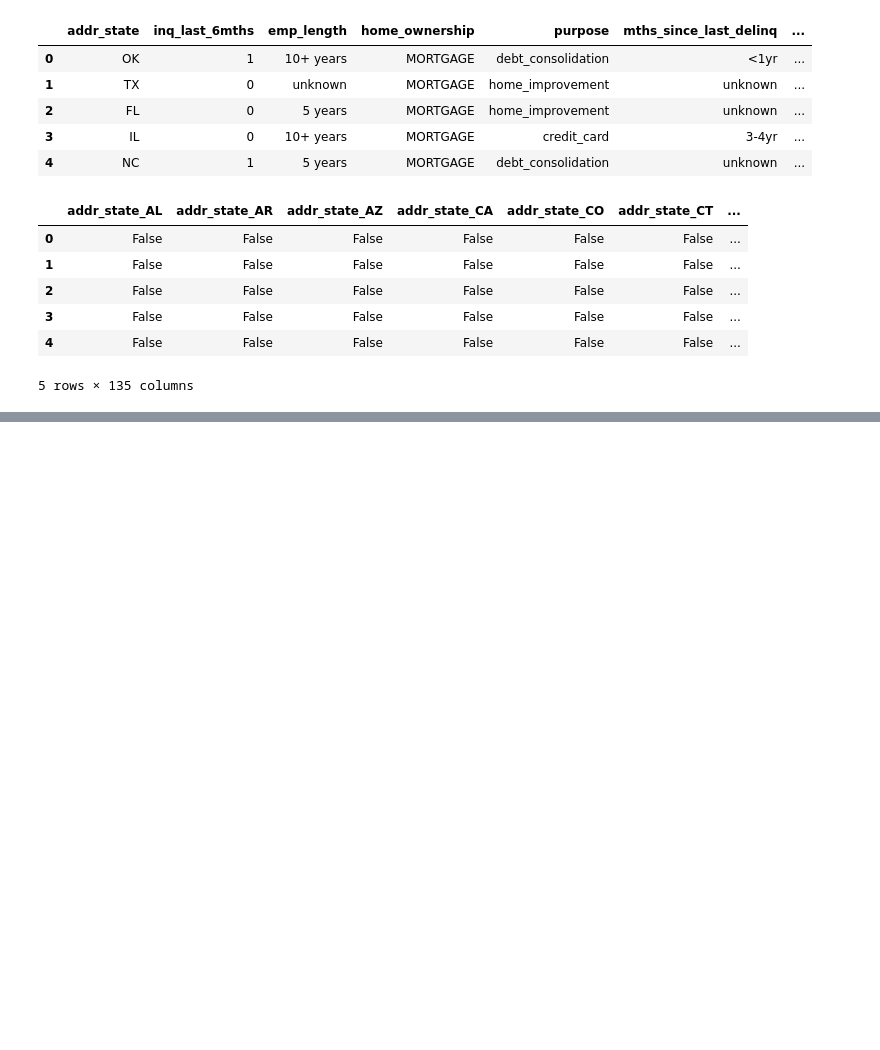
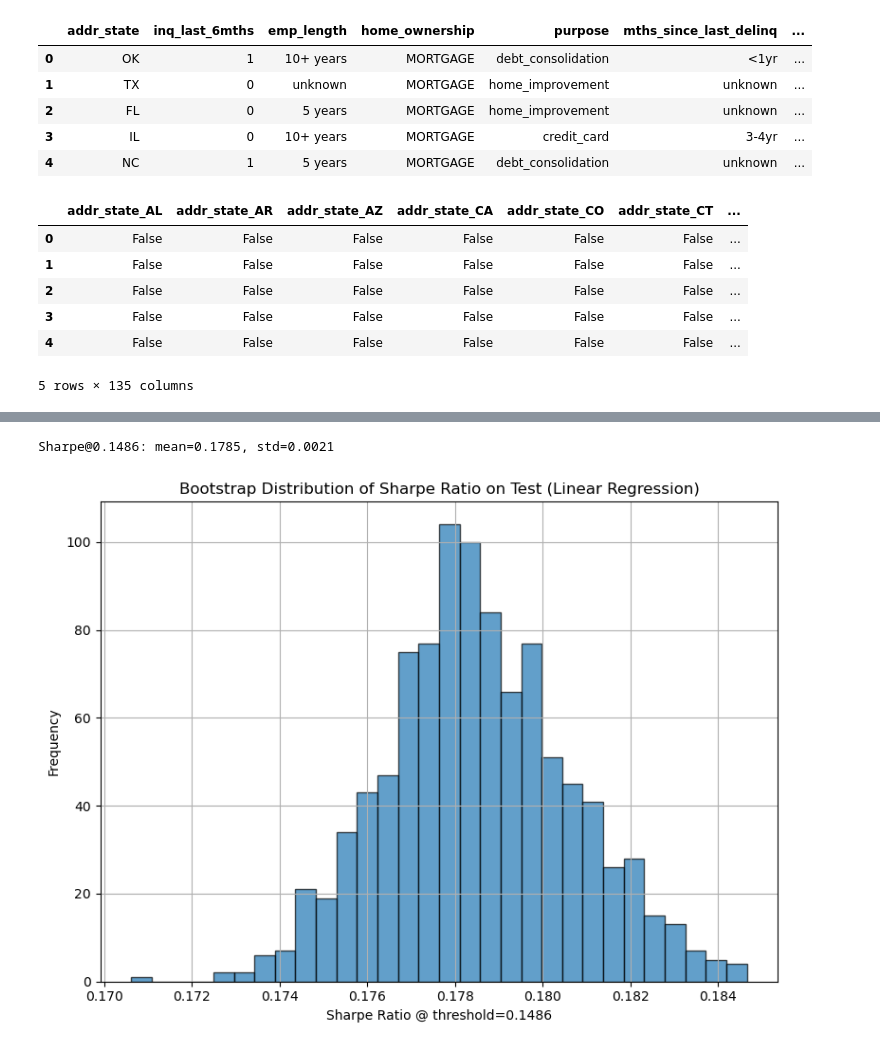
Before and after one commit to dlehdk58/lending-club-irr-prediction, a Jupyter notebook: model1/catboost.ipynb, the cells around one changed output, grey strips where cells are left out. Drawn from its saved outputs; the diff is of its cells as text; code cells hidden in the pictures; blank space fills up the shorter version.

```diff
--- a/model1/catboost.ipynb
+++ b/model1/catboost.ipynb
@@ -171,0 +239,67 @@ Sharpe ratio가 극대화되는 threshold: 0.3169
+# %%
+test_df = pd.read_csv('../data/IRR_preprocess_all_test_v3.csv')
+test_df['int_rate'] = test_df['int_rate'].str.rstrip("%").str.strip().astype(float)
+
+# 모델에 넣는 변수들 이외 필요한 변수들 확인
+df_else_test = test_df.drop(selected_cols_v1, axis=1)
+df_else_test = df_else_test.drop(cat_columns_v1, axis=1)
+df_else_test.head()
+
+df_sel_test = test_df[selected_cols_v1 + ['treasury']]
+df_cat_test = test_df[cat_columns_v1]
+
+# 범주형 변수들 -> 원핫인코딩
+# columns=cat_columns_v1 (리스트 그대로 전달)
+df_cat_test = pd.get_dummies(df_cat_test, columns = cat_columns_v1, drop_first=True)
+
+# 연속형 변수와 원핫인코딩 합치기
+df_model_test = pd.concat([df_sel_test, df_cat_test], axis=1)
+X_test = df_model_test
+X_test.columns = [col if 'inq_last_6mths' not in col else col.rstrip(".0") for col in X_test.columns ]
+# %%
+import numpy as np
+import matplotlib.pyplot as plt
+from tqdm import tqdm
+
+# 3) 예측 1회 & 정규화
+preds_full = pipe.predict_proba(X_test)[:, 1]  # <-- 핵심 수정
+
+irr_full = df_else_test['irr'].to_numpy()
+rf_full  = df_else_test['treasury'].to_numpy()
+# (옵션) default_flag = (df_else_test['loan_status'].to_numpy() == 1)
+
+# 4) 임계값 고정 후, 테스트 인덱스 부트스트랩만 1000회
+N_BOOTSTRAP = 1000
+TH = 0.1486
+sharpe_dist = []
+n = len(preds_full)
+
+for _ in tqdm(range(N_BOOTSTRAP), desc="Bootstrap indices"):
+    idx = np.random.randint(0, n, size=n)  # with replacement
+
+    decisions = (preds_full[idx] > TH).astype(int)  # 1=거절, 0=대출
+    irr = irr_full[idx]
+    rf  = rf_full[idx]
+
+    returns = np.where(decisions == 1, rf, irr)
+    # (옵션) 대출+부도 0 처리:
+    # returns = np.where((decisions==0) & default_flag[idx], 0.0, returns)
+
+    excess = returns - rf
+    mu, sigma = excess.mean(), excess.std(ddof=0)
+    sharpe = mu / sigma if sigma > 0 else -np.inf
+    sharpe_dist.append(sharpe)
+
+print(f"Sharpe@{TH}: mean={np.mean(sharpe_dist):.4f}, std={np.std(sharpe_dist):.4f}")
+
+plt.figure(figsize=(8,6))
+plt.hist(sharpe_dist, bins=30, edgecolor='k', alpha=0.7)
+plt.xlabel(f"Sharpe Ratio @ threshold={TH}")
+plt.ylabel("Frequency")
+plt.title("Bootstrap Distribution of Sharpe Ratio on Test (Linear Regression)")
+plt.grid(True)
+plt.tight_layout()
+plt.show()
+# %% [output]
+Sharpe@0.1486: mean=0.1785, std=0.0021
+[figure, added]
```
Also changed, not shown: parts of 7 cells of this notebook.
